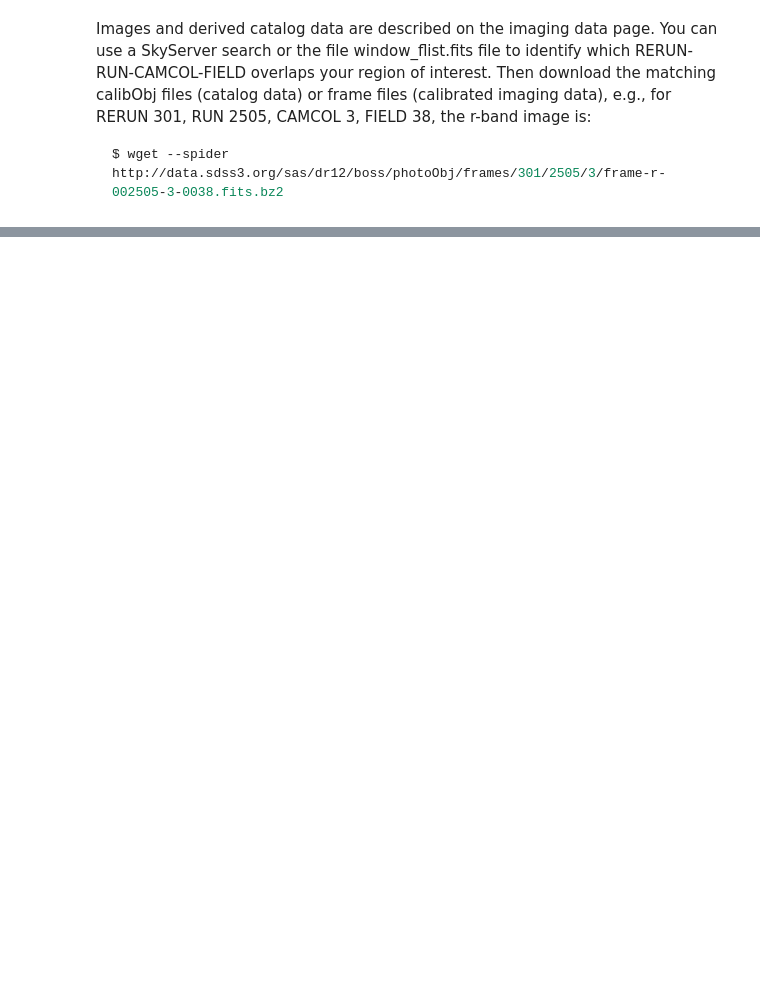
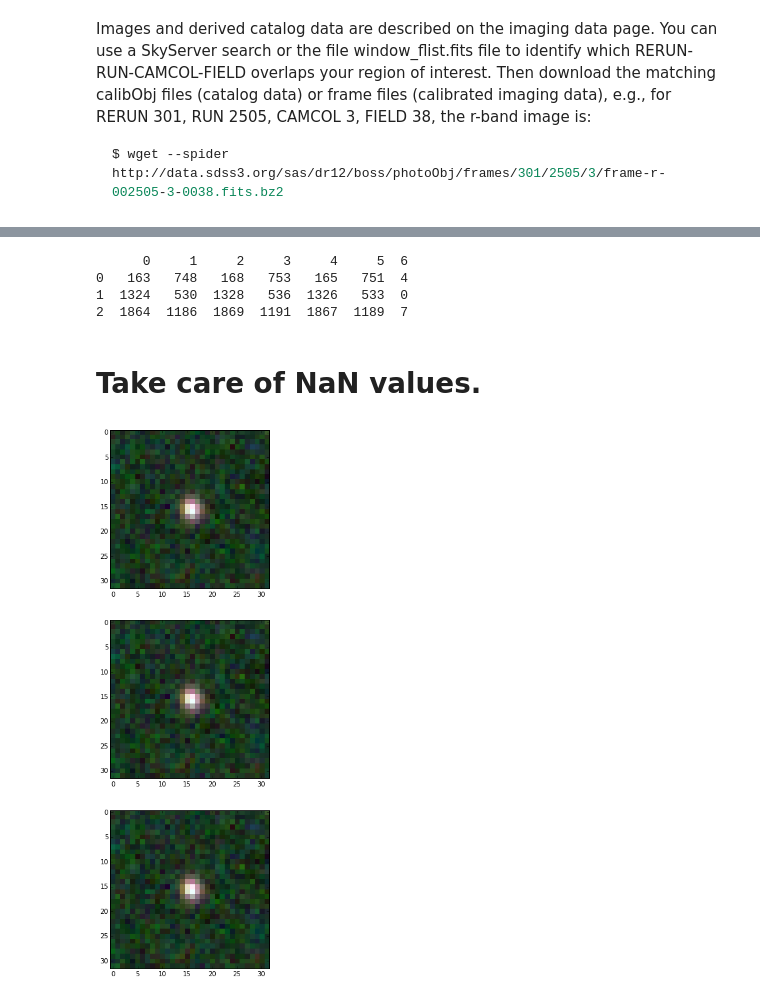
Before and after one commit to edwardjkim/dl4astro, a Jupyter notebook: notebooks/fetch.ipynb, the cells around one changed output, grey strips where cells are left out. Drawn from its saved outputs; the diff is of its cells as text; code cells hidden in the pictures; blank space fills up the shorter version.

Commit message:
convert to luptitude; creates rgb image

```diff
--- a/notebooks/fetch.ipynb
+++ b/notebooks/fetch.ipynb
@@ -147,0 +210,64 @@ ax.imshow(image_data, cmap="gray")
+# %%
+df = pd.read_csv("test.cat", comment="#", header=None, delim_whitespace=True)
+print(df)
+# %% [output]
+      0     1     2     3     4     5  6
+0   163   748   168   753   165   751  4
+1  1324   530  1328   536  1326   533  0
+2  1864  1186  1869  1191  1867  1189  7
+# %%
+def nanomaggie_to_luptitude(array, band):
+    '''
+    Converts nanomaggies (flux) to luptitudes (magnitude).
+
+    http://www.sdss.org/dr12/algorithms/magnitudes/#asinh
+    http://arxiv.org/abs/astro-ph/9903081
+    '''
+    b = {
+        'u': 1.4e-10,
+        'g': 0.9e-10,
+        'r': 1.2e-10,
+        'i': 1.8e-10,
+        'z': 7.4e-10
+    }
+    nanomaggie = array * 1.0e-9 # fluxes are in nanomaggies
+
+    luptitude = -2.5 / np.log(10) * (np.arcsinh((nanomaggie / (2 * b[band]))) + np.log(b[band]))
+
+    return luptitude
+# %% [markdown]
+# Take care of NaN values.
+# %%
+fig, ax = plt.subplots(len(df), figsize=(15, 15))
+
+size = 32
+
+rgb = np.zeros((size, size, 3), dtype=np.uint8)
+
+for row in df.iterrows():
+
+    for j, b in enumerate("gri"):
+        image_data = fits.getdata(image_name.replace("-r-", "-{}-".format(b)))
+
+        i, r = row[0], row[1]
+        y0, x0, y1, x1 = r[0:4].values
+
+        right = max(0.5 * (size - (x1 - x0)), 1)
+        left = max(0.5 * (size - (x1 - x0)), 0)
+        up = max(0.5 * (size - (y1 - y0)), 0)
+        down = max(0.5 * (size - (y1 - y0)), 1)
+
+        cut_out = image_data[x0 - right: x1 + left, y0 - down: y1 + up]
+
+        cut_out = nanomaggie_to_luptitude(cut_out, b)
+
+        max_val = cut_out.max()
+        min_val = cut_out.min()
+
+        cut_out = (max_val - cut_out) / (max_val - min_val) * 255
+
+        rgb[:, :, j] = cut_out
+
+    ax[row[0]].imshow(rgb, interpolation='nearest')
+# %% [output]
+[figure, added]
```
Also changed, not shown: parts of 14 cells of this notebook.
